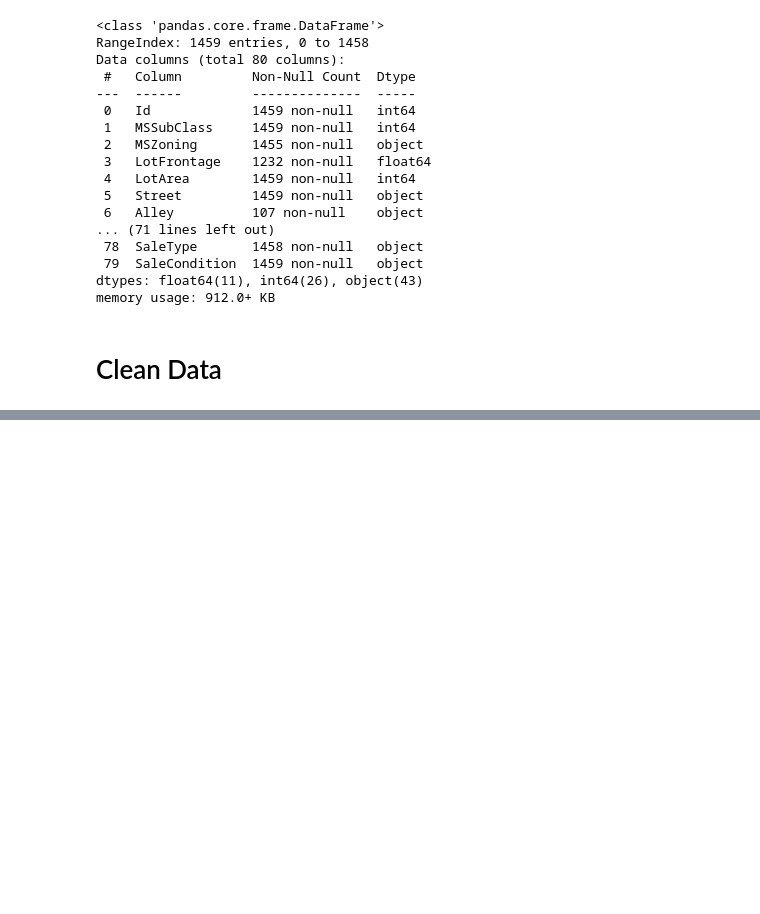
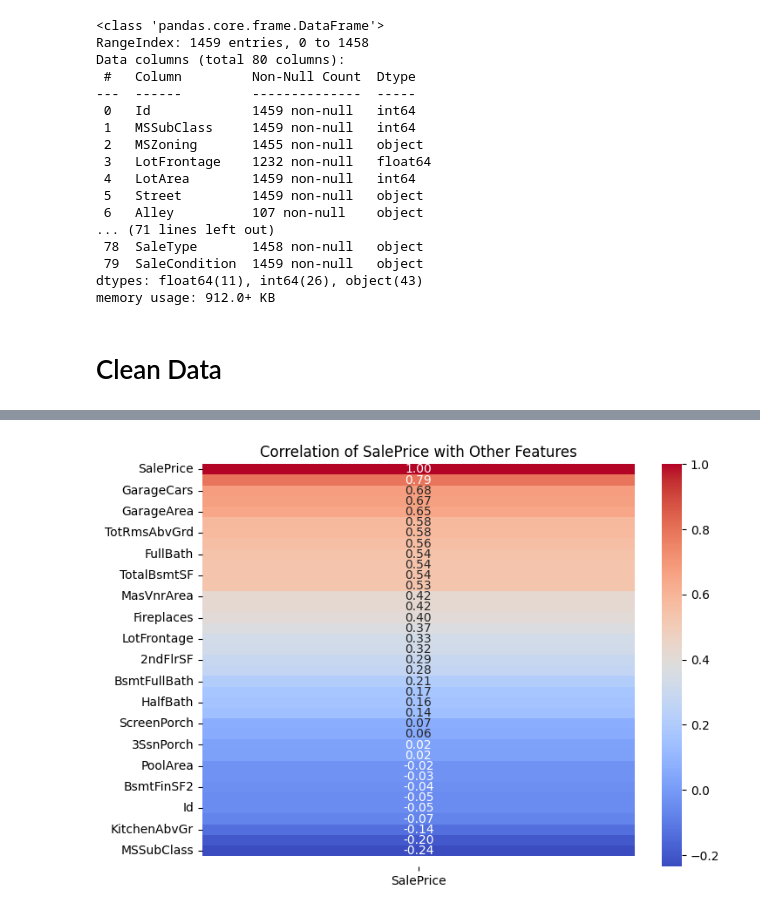
Before and after one commit to SamuelSiagian835/HousePrices-Kel9, a Jupyter notebook: PROYEK_DAMI_KEL_09.ipynb, the cells around one changed output, grey strips where cells are left out. Cells and saved outputs as stored; diff of their text form; code cells hidden in the pictures; blank space fills up the shorter version.

```diff
--- a/PROYEK_DAMI_KEL_09.ipynb
+++ b/PROYEK_DAMI_KEL_09.ipynb
@@ -171,0 +268,16 @@ miss_val
+# %%
+# Filter hanya kolom numerik
+numeric_df = df_train.select_dtypes(include=['float64', 'int64'])
+
+# Hitung matriks korelasi
+corr_matrix = numeric_df.corr()
+
+# Heatmap
+# Correlation of SalePrice with other columns
+plt.figure(figsize=(8, 6))
+sns.heatmap(corr_matrix[['SalePrice']].sort_values(by='SalePrice', ascending=False),
+            annot=True, fmt=".2f", cmap="coolwarm", cbar=True)
+plt.title('Correlation of SalePrice with Other Features')
+plt.show()
+# %% [output]
+[figure, added]
```
Also changed, not shown: parts of 30 cells of this notebook.
